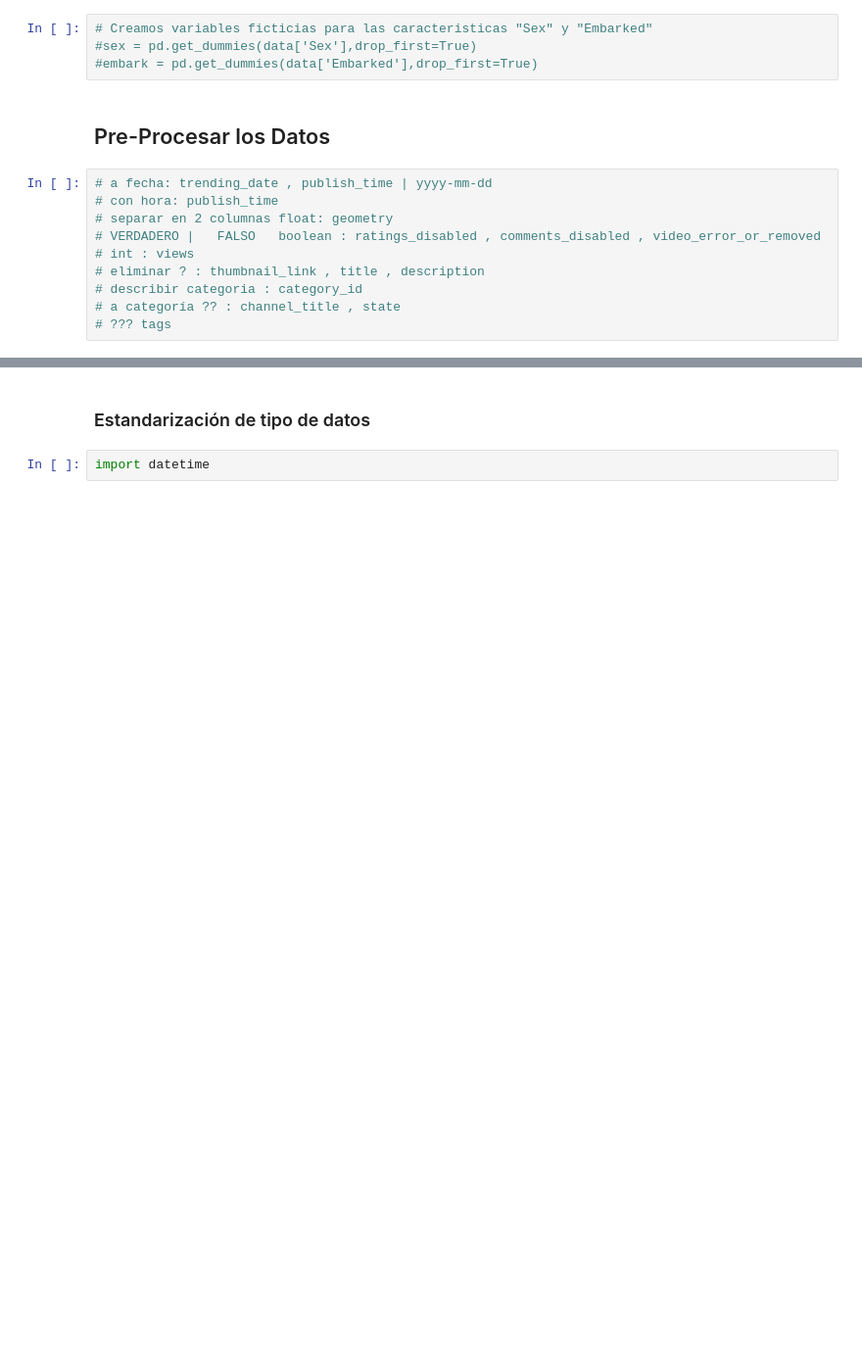
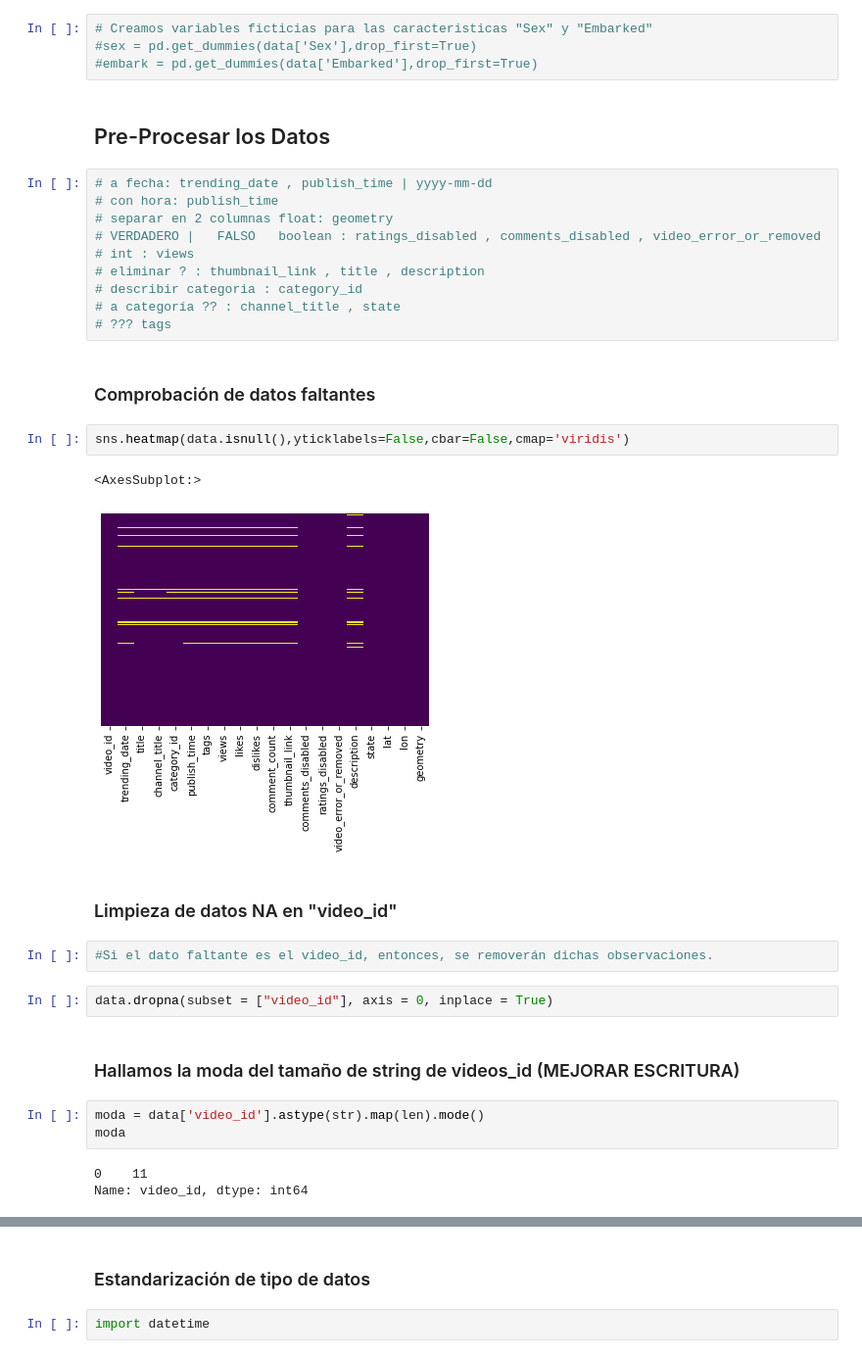
Before and after one commit to Adm-Info/EB-2022-1-CC50, a Jupyter notebook: code/EB-2022-1-CC50.ipynb, the cells around one changed output, grey strips where cells are left out. Shown: that part at 98% size. Saved outputs shown, nothing was run; the diff lists cells and outputs as text; blank space fills up the shorter version.

Commit message:
Limpieza de datos NA video_id, limpieza de datos erroneos en video_id

```diff
--- a/code/EB-2022-1-CC50.ipynb
+++ b/code/EB-2022-1-CC50.ipynb
@@ -96,3 +96,24 @@ categories.head()
 # describir categoria : category_id
 # a categoría ?? : channel_title , state
 # ??? tags
+# %% [markdown]
+### Comprobación de datos faltantes
+# %%
+sns.heatmap(data.isnull(),yticklabels=False,cbar=False,cmap='viridis')
+# %% [output]
+<AxesSubplot:>
+[figure, added]
+# %% [markdown]
+### Limpieza de datos NA en "video_id"
+# %%
+#Si el dato faltante es el video_id, entonces, se removerán dichas observaciones.
+# %%
+data.dropna(subset = ["video_id"], axis = 0, inplace = True)
+# %% [markdown]
+### Hallamos la moda del tamaño de string de videos_id (MEJORAR ESCRITURA)
+# %%
+moda = data['video_id'].astype(str).map(len).mode()
+moda
+# %% [output]
+0    11
+Name: video_id, dtype: int64
```
Also changed, not shown: parts of 21 cells of this notebook.
